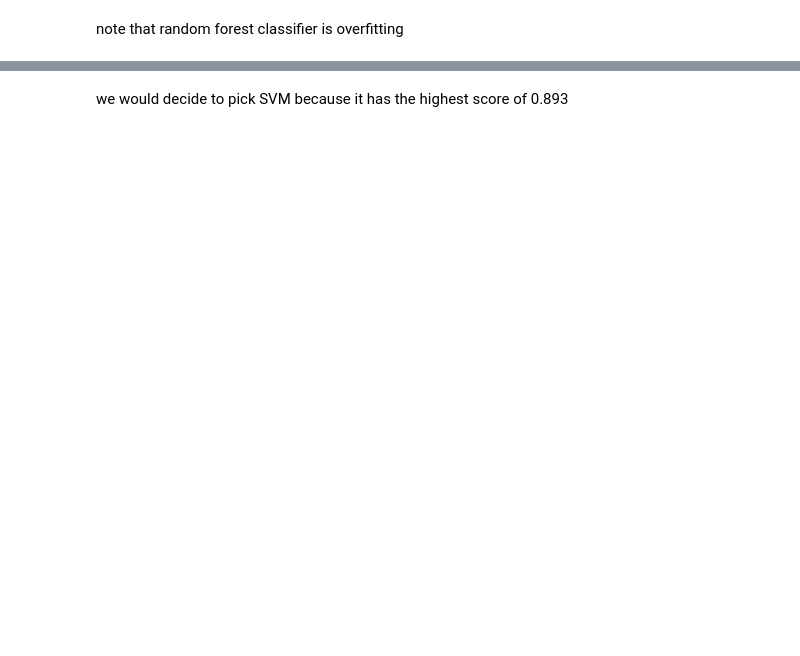
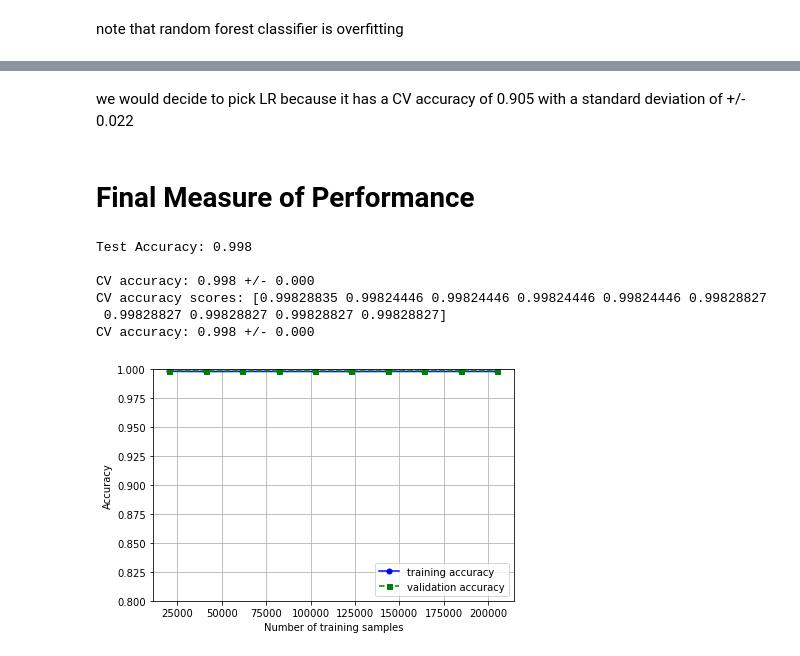
Before and after one commit to Jhavaa/Final_Project_ML, a Jupyter notebook: FinalProject.ipynb, the cells around one changed output, grey strips where cells are left out. Saved outputs shown, nothing was run; the diff lists cells and outputs as text; code cells hidden in the pictures; blank space fills up the shorter version.

```diff
--- a/FinalProject.ipynb
+++ b/FinalProject.ipynb
@@ -660,2 +741,24 @@ recall: 0.8383838383838383
 # %% [markdown]
-we would decide to pick SVM because it has the highest score of 0.893
+we would decide to pick LR because it has a CV accuracy of 0.905 with a standard deviation of +/- 0.022
+# %% [markdown]
+# Final Measure of Performance
+# %%
+df_credit = df_credit.assign(Time=sc.fit_transform(df_credit['Time'].values.reshape(-1, 1)),
+                             Amount=sc.fit_transform(df_credit['Amount'].values.reshape(-1, 1)))
+
+X, y = df_credit.iloc[:, :-1].values, df_credit.iloc[:, -1].values
+
+X_train_orig, X_test_orig, y_train_orig, y_test_orig = train_test_split(X, y, train_size = 0.8, test_size = 0.2, random_state = 1, stratify = y)
+
+X_train_std = sc.fit_transform(X_train_orig)
+X_test_std = sc.transform(X_test_orig)
+# %%
+learningCurve("LR_final", LogisticRegression(penalty=penalty, random_state=0, C=c_LR,solver=solver),X_train_std, y_train_orig, X_test_std, y_test_orig)
+# %% [output]
+Test Accuracy: 0.998
+
+CV accuracy: 0.998 +/- 0.000
+CV accuracy scores: [0.99828835 0.99824446 0.99824446 0.99824446 0.99824446 0.99828827
+ 0.99828827 0.99828827 0.99828827 0.99828827]
+CV accuracy: 0.998 +/- 0.000
+[figure, added]
```
Also changed, not shown: parts of 20 cells of this notebook.
